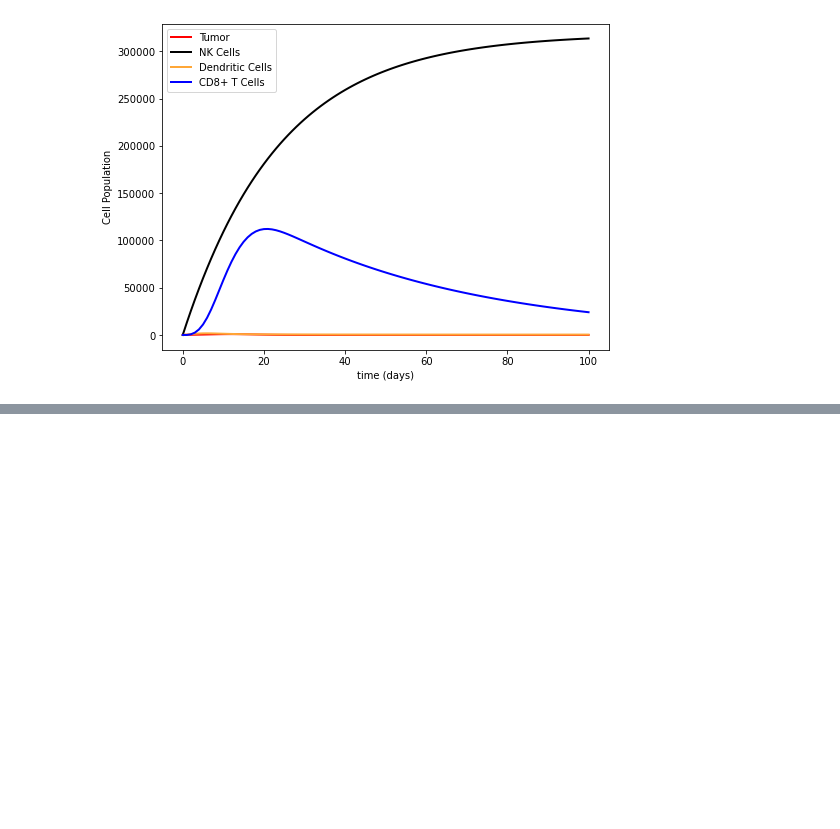
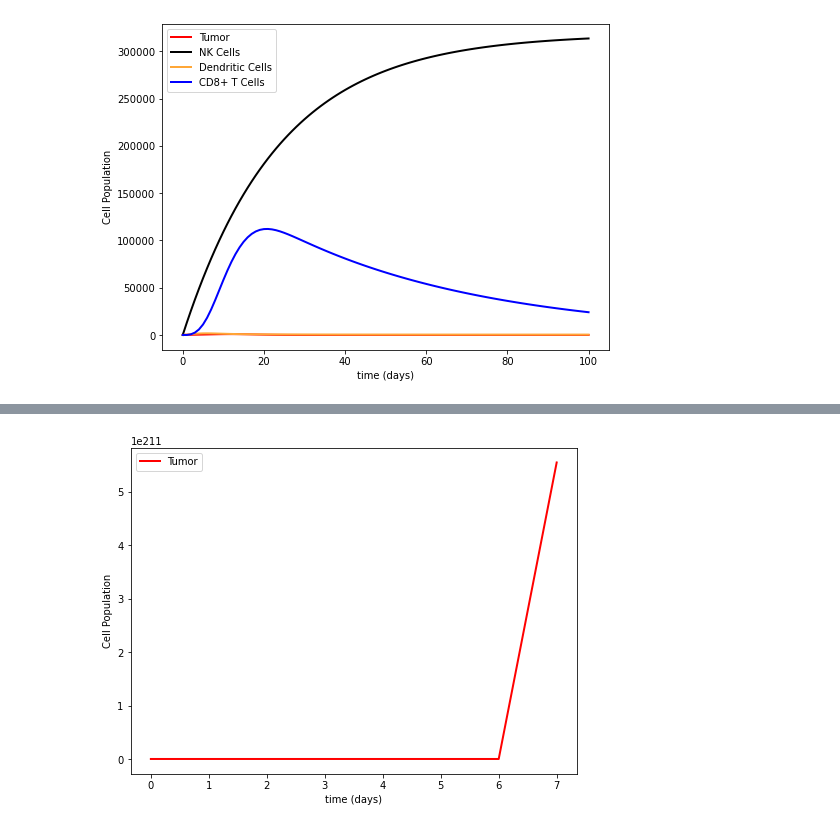
Before and after one commit to CSCI-4314-Final-Project/rk4-solver, a Jupyter notebook: tumor_rk4_simulation_presentation_unni_seshaiyer.ipynb, the cells around one changed output, grey strips where cells are left out. Saved outputs shown, nothing was run; the diff lists cells and outputs as text; code cells hidden in the pictures; blank space fills up the shorter version.

```diff
--- a/tumor_rk4_simulation_presentation_unni_seshaiyer.ipynb
+++ b/tumor_rk4_simulation_presentation_unni_seshaiyer.ipynb
@@ -241,0 +237,80 @@ ax.set_ylabel('Cell Population')
+# %%
+# Effect of drugs on tumor cells computation (Figure 8)
+
+T0 = 100
+N0 = 1
+D0 = 1
+L0 = 1
+M0 = 0.5
+I0 = 0.5
+initial_conditions = (T0, N0, D0, L0, M0, I0)
+
+# a, b, c1, j, k, K_T, s1, g1, h1, c2, d1, K_N, e, s2, f1, d2, d3, K_D, g, f2, h, u, r1, p_I, g_I, i, v_L, d4, V_m, d5, V_i, K_L
+a = 4.31e-1 # Tumor growth rate
+b = 2.17e-8 # Tumor carrying capacity
+c1 = 3.5e-6 # NK cell tumor cell kill rate
+j = 1e-7 # dendritic cell tumor cell kill rate
+k = 1e-7 # CD8+ T cell tumor cell kill rate
+K_T = 9e-2
+
+s1 = 1.3e4 # source of NK cells
+g1 = 0
+h1 = 0
+c2 = 1e-7 # NK cell inactivation rate
+d1 = 1e-6 # rate of dendritic cell priming NK cells
+K_N = 6e-2
+e = 4.12e-2 # death rate of NK cell
+
+s2 = 4.8e2 # source of dendritic cell
+f1 = 1e-8 # CD8+ T cell dendritic cells kill rate
+d2 = 4e-6 # NK cell dendritic cell kill rate
+d3 = 1e-4 # rate of tumor cells priming dendritic cells, originally 1e-4
+K_L = 6e-2
+g = 2.4e-2 # death rate of dendritic cells
+
+f2 = 0.01 # rate of dendritic cells priming CD8+ T cell
+h = 3.42e-10 # T inactivation rate by tumor cells
+u = 1.8e-8 # regulatory function by Nk cells of CD8+ T cells, originally 1.8e-8
+r1 = 0
+p_I = 0
+g_I = 0
+i = 2e-2 # death rate of CD8+ T cells
+v_L = 10e6
+
+d4 = 0
+V_m = 1
+d5 = 0
+V_i = 0
+K_D = 6e-2
+
+params = a, b, c1, j, k, K_T, s1, g1, h1, c2, d1, K_N, e, s2, f1, d2, d3, K_D, g, f2, h, u, r1, p_I, g_I, i, v_L, d4, V_m, d5, V_i, K_L
+
+# Timesteps in days
+t_max = 100
+dt = 1
+t = np.linspace(0, t_max, int(t_max/dt) + 1)
+
+results = tumor_immune_chemo_forward_integrate_simplified(initial_conditions, params, t)
+
+# Plot Results
+colors = {
+'T':'red',
+'N':'black',
+'D':'#FFA737',
+'L': 'blue'
+}
+
+# Set up the axes
+fig, ax = plt.subplots(figsize=(8,6), nrows=1,ncols=1)
+T,N,D,L,M,I = results
+print(T)
+plt.plot(t,T,label='Tumor',color=colors['T'],linewidth=2)
+#plt.plot(t,N,label='NK Cells',color=colors['N'],linewidth=2)
+#plt.plot(t,D,label='Dendritic Cells',color=colors['D'],linewidth=2)
+#plt.plot(t,L,label='CD8+ T Cells',color=colors['L'],linewidth=2)
+
+# Make the plot attractive
+ax.legend(loc='best')
+ax.set_xlabel('time (days)')
+ax.set_ylabel('Cell Population')
+# %% [output]
@@ -242,3 +319,4 @@ ax.set_ylabel('Cell Population')
+[figure, added]
 # %%
 T0 = 40000
 E0 = 30000
```
Also changed, not shown: parts of 7 cells of this notebook, 1 other file.
